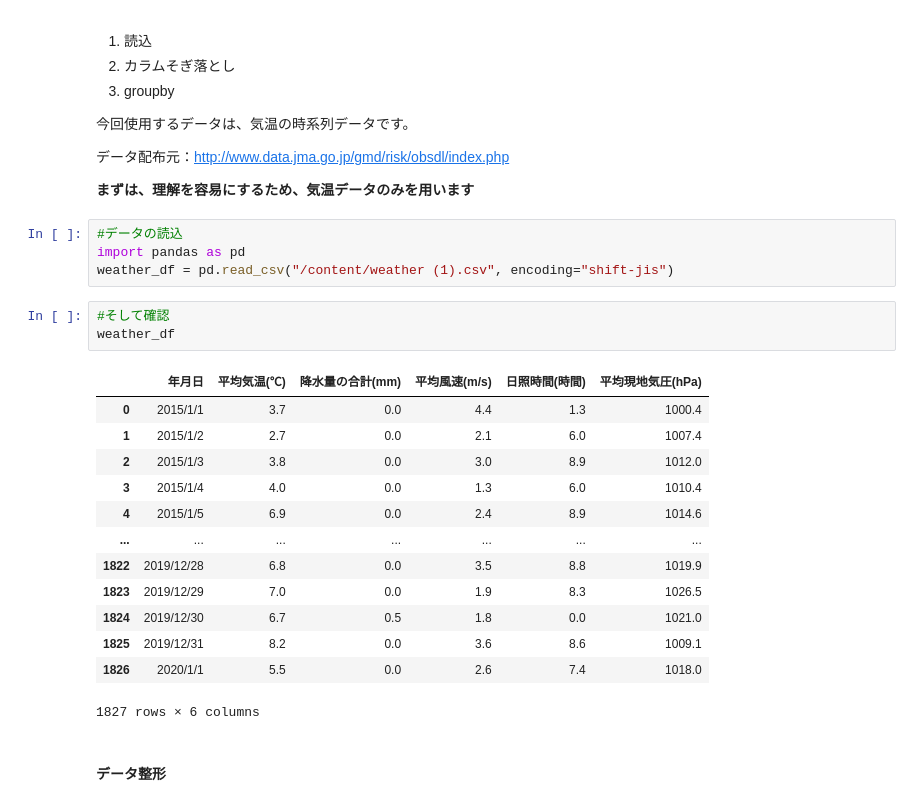
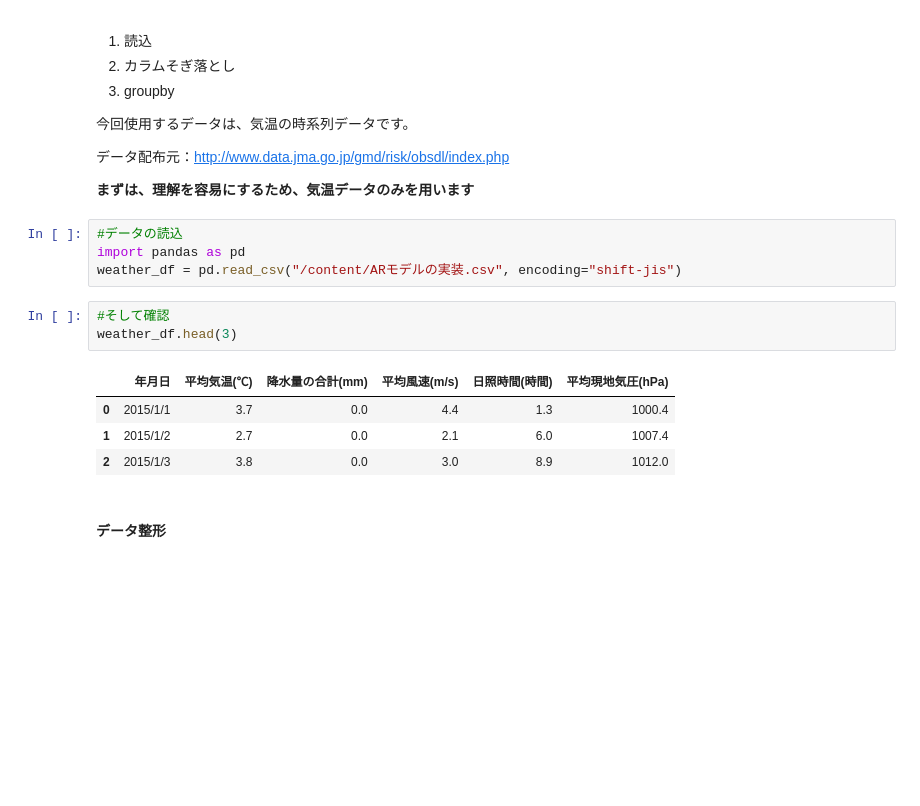
Before and after one commit to Ken-huea/Time-series-analysis, a Jupyter notebook: ARモデルの実装.ipynb, the cells around one changed output. Saved outputs shown, nothing was run; the diff lists cells and outputs as text; blank space fills up the shorter version.

```diff
--- a/ARモデルの実装.ipynb
+++ b/ARモデルの実装.ipynb
@@ -49,23 +53,14 @@
 # %%
 #データの読込
 import pandas as pd
-weather_df = pd.read_csv("/content/weather (1).csv", encoding="shift-jis")
+weather_df = pd.read_csv("/content/ARモデルの実装.csv", encoding="shift-jis")
 # %%
 #そして確認
-weather_df
+weather_df.head(3)
 # %% [output]
 |  | 年月日 | 平均気温(℃) | 降水量の合計(mm) | 平均風速(m/s) | 日照時間(時間) | 平均現地気圧(hPa) |
 | 0 | 2015/1/1 | 3.7 | 0.0 | 4.4 | 1.3 | 1000.4 |
 | 1 | 2015/1/2 | 2.7 | 0.0 | 2.1 | 6.0 | 1007.4 |
 | 2 | 2015/1/3 | 3.8 | 0.0 | 3.0 | 8.9 | 1012.0 |
-| 3 | 2015/1/4 | 4.0 | 0.0 | 1.3 | 6.0 | 1010.4 |
-| 4 | 2015/1/5 | 6.9 | 0.0 | 2.4 | 8.9 | 1014.6 |
-| ... | ... | ... | ... | ... | ... | ... |
-| 1822 | 2019/12/28 | 6.8 | 0.0 | 3.5 | 8.8 | 1019.9 |
-| 1823 | 2019/12/29 | 7.0 | 0.0 | 1.9 | 8.3 | 1026.5 |
-| 1824 | 2019/12/30 | 6.7 | 0.5 | 1.8 | 0.0 | 1021.0 |
-| 1825 | 2019/12/31 | 8.2 | 0.0 | 3.6 | 8.6 | 1009.1 |
-| 1826 | 2020/1/1 | 5.5 | 0.0 | 2.6 | 7.4 | 1018.0 |
-1827 rows × 6 columns
 # %% [markdown]
 #### データ整形
```
Also changed, not shown: parts of 16 cells of this notebook.
